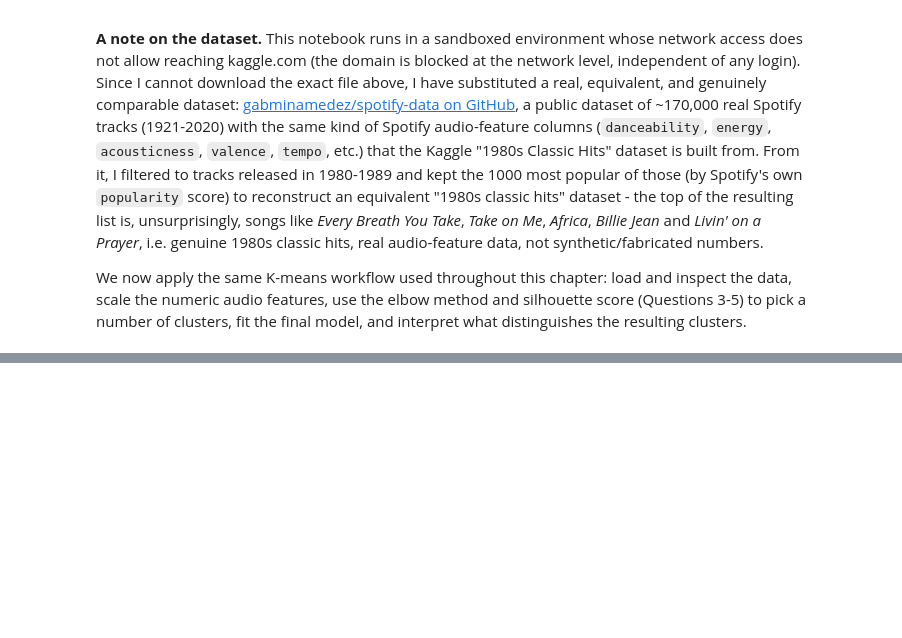
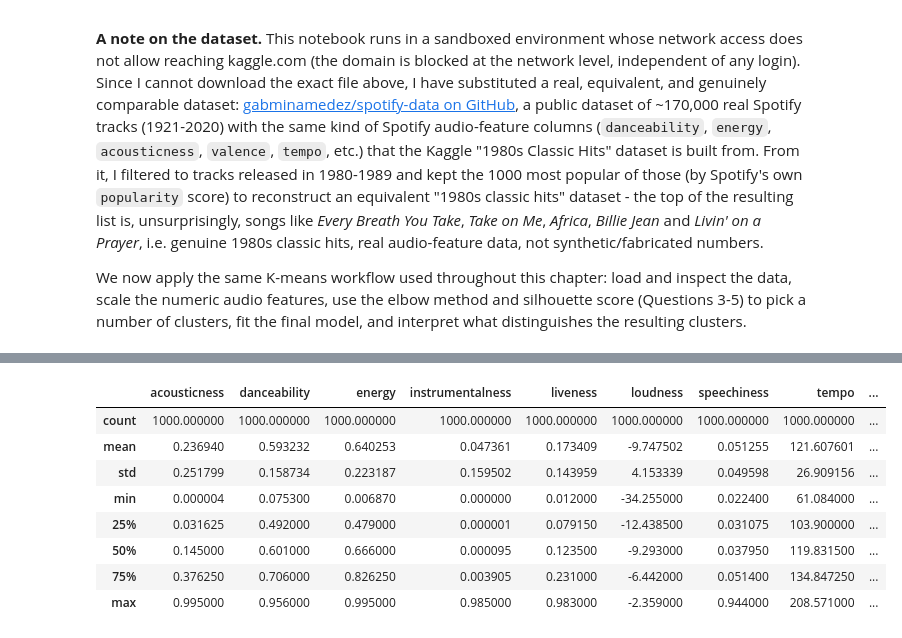
Before and after one commit to arbazshah52/Individual-Machine-Learning, a Jupyter notebook: Kapital6/Kapital6kod.ipynb, the cells around one changed output, grey strips where cells are left out. Saved outputs shown, nothing was run; the diff lists cells and outputs as text; code cells hidden in the pictures; blank space fills up the shorter version.

```diff
--- a/Kapital6/Kapital6kod.ipynb
+++ b/Kapital6/Kapital6kod.ipynb
@@ -183,0 +226,16 @@ We now apply the same K-means workflow used throughout this chapter: load and in
+# %%
+# Numeric Spotify audio features to cluster on.
+feature_cols = ["acousticness", "danceability", "energy", "instrumentalness",
+                 "liveness", "loudness", "speechiness", "tempo", "valence"]
+
+hits[feature_cols].describe()
+# %% [output]
+|  | acousticness | danceability | energy | instrumentalness | liveness | loudness | speechiness | tempo | ... |
+| count | 1000.000000 | 1000.000000 | 1000.000000 | 1000.000000 | 1000.000000 | 1000.000000 | 1000.000000 | 1000.000000 | ... |
+| mean | 0.236940 | 0.593232 | 0.640253 | 0.047361 | 0.173409 | -9.747502 | 0.051255 | 121.607601 | ... |
+| std | 0.251799 | 0.158734 | 0.223187 | 0.159502 | 0.143959 | 4.153339 | 0.049598 | 26.909156 | ... |
+| min | 0.000004 | 0.075300 | 0.006870 | 0.000000 | 0.012000 | -34.255000 | 0.022400 | 61.084000 | ... |
+| 25% | 0.031625 | 0.492000 | 0.479000 | 0.000001 | 0.079150 | -12.438500 | 0.031075 | 103.900000 | ... |
+| 50% | 0.145000 | 0.601000 | 0.666000 | 0.000095 | 0.123500 | -9.293000 | 0.037950 | 119.831500 | ... |
+| 75% | 0.376250 | 0.706000 | 0.826250 | 0.003905 | 0.231000 | -6.442000 | 0.051400 | 134.847250 | ... |
+| max | 0.995000 | 0.956000 | 0.995000 | 0.985000 | 0.983000 | -2.359000 | 0.944000 | 208.571000 | ... |
```
Also changed, not shown: parts of 6 cells of this notebook.
